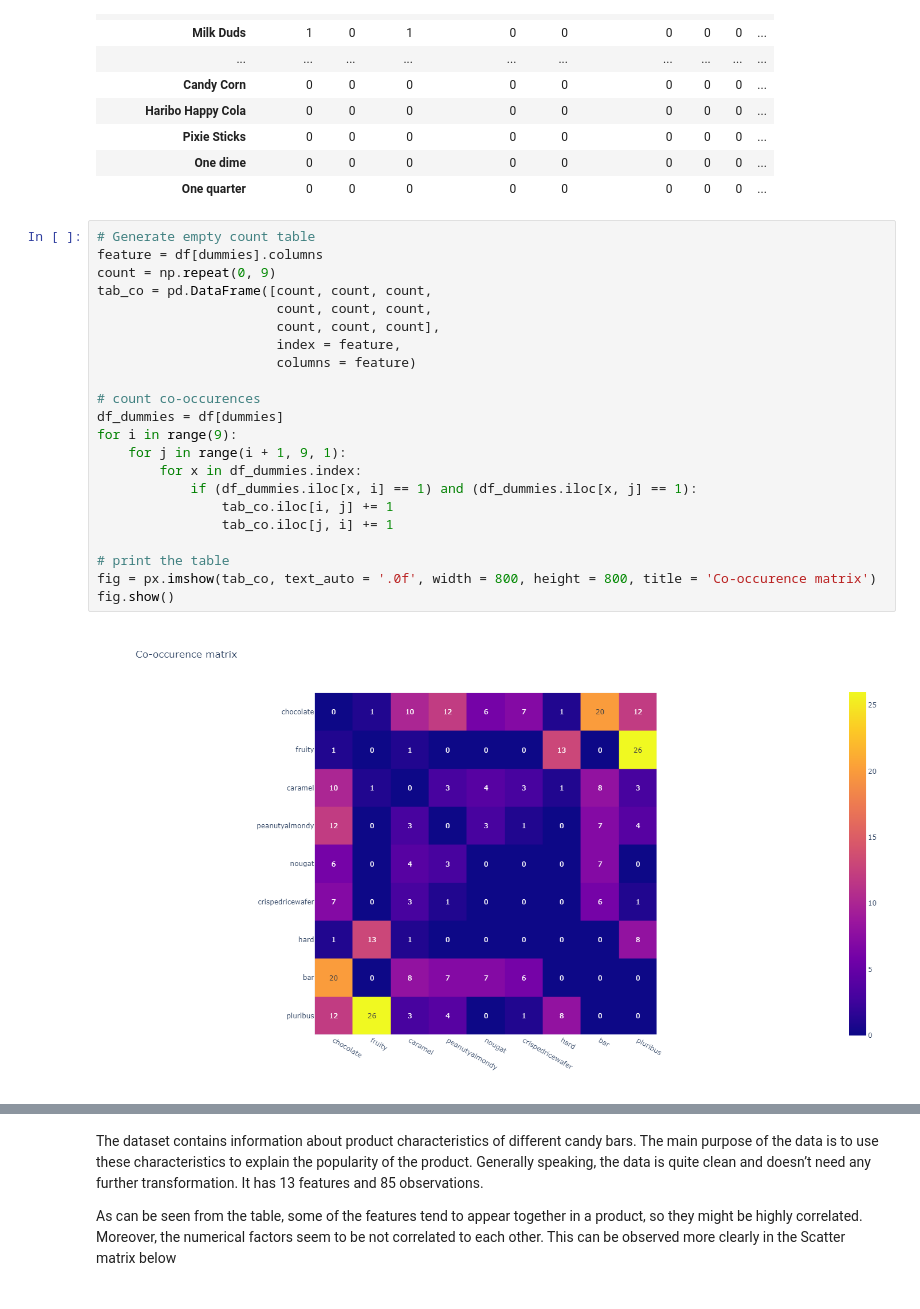
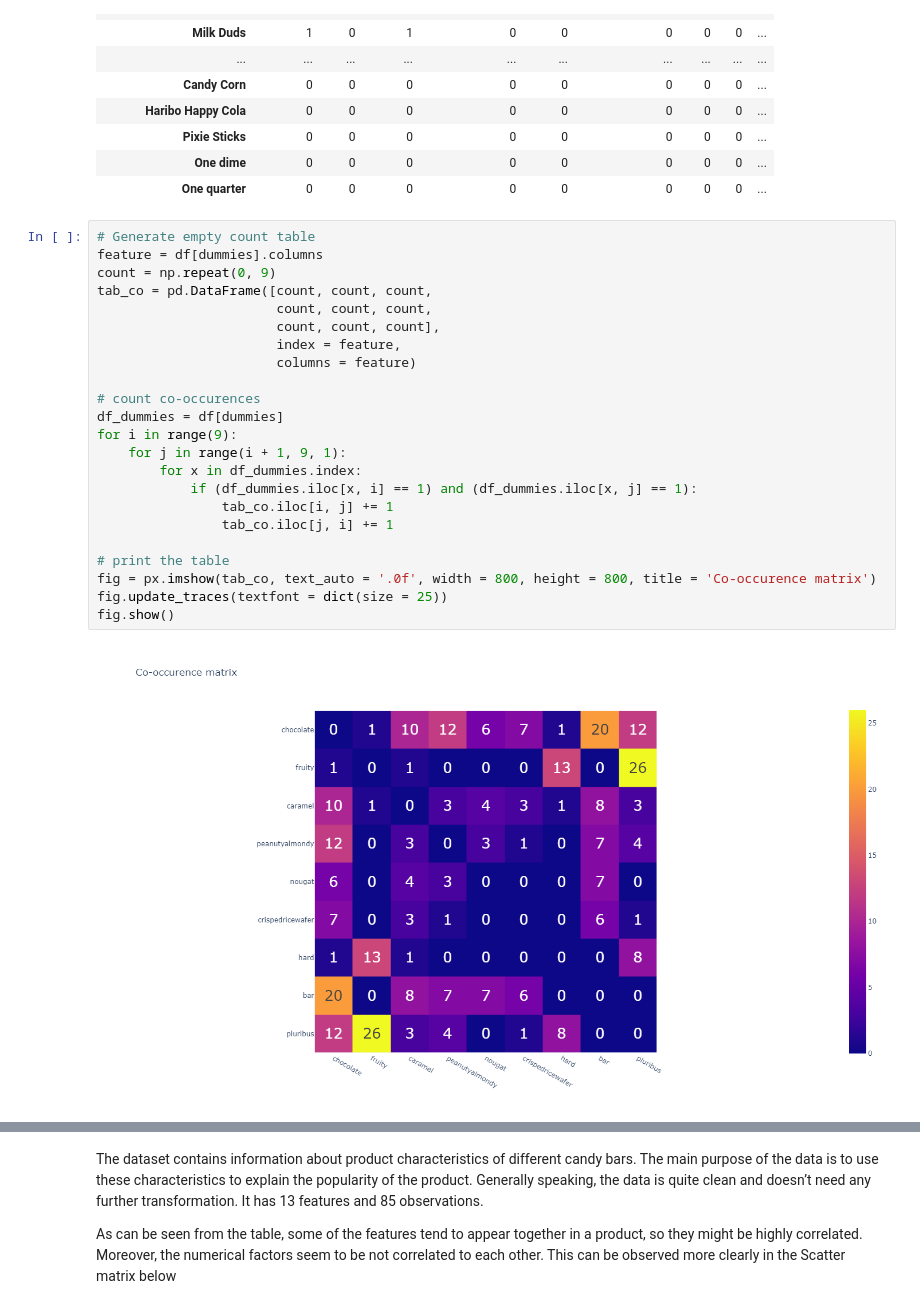
Before and after one commit to ChinhMaiGit/Project-Python-4, a Jupyter notebook: candy bar product design.ipynb, the cells around one changed output, grey strips where cells are left out. Saved outputs shown, nothing was run; the diff lists cells and outputs as text.

```diff
--- a/candy bar product design.ipynb
+++ b/candy bar product design.ipynb
@@ -131,27 +131,28 @@ df\
 # %%
 # Generate empty count table
 feature = df[dummies].columns
 count = np.repeat(0, 9)
 tab_co = pd.DataFrame([count, count, count,
                        count, count, count,
                        count, count, count],
                        index = feature,
                        columns = feature)
 
 # count co-occurences
 df_dummies = df[dummies]
 for i in range(9):
     for j in range(i + 1, 9, 1):
         for x in df_dummies.index:
             if (df_dummies.iloc[x, i] == 1) and (df_dummies.iloc[x, j] == 1):
                 tab_co.iloc[i, j] += 1
                 tab_co.iloc[j, i] += 1
 
 # print the table
 fig = px.imshow(tab_co, text_auto = '.0f', width = 800, height = 800, title = 'Co-occurence matrix')
+fig.update_traces(textfont = dict(size = 25))
 fig.show()
 # %% [output]
-[figure, old version]
+[figure, new version]
 # %%
 # Feature frequencies
 fig = px.bar(x = df[dummies].sum(axis = 0).sort_values(),
```
Also changed, not shown: parts of 5 cells of this notebook, 1 other file.
